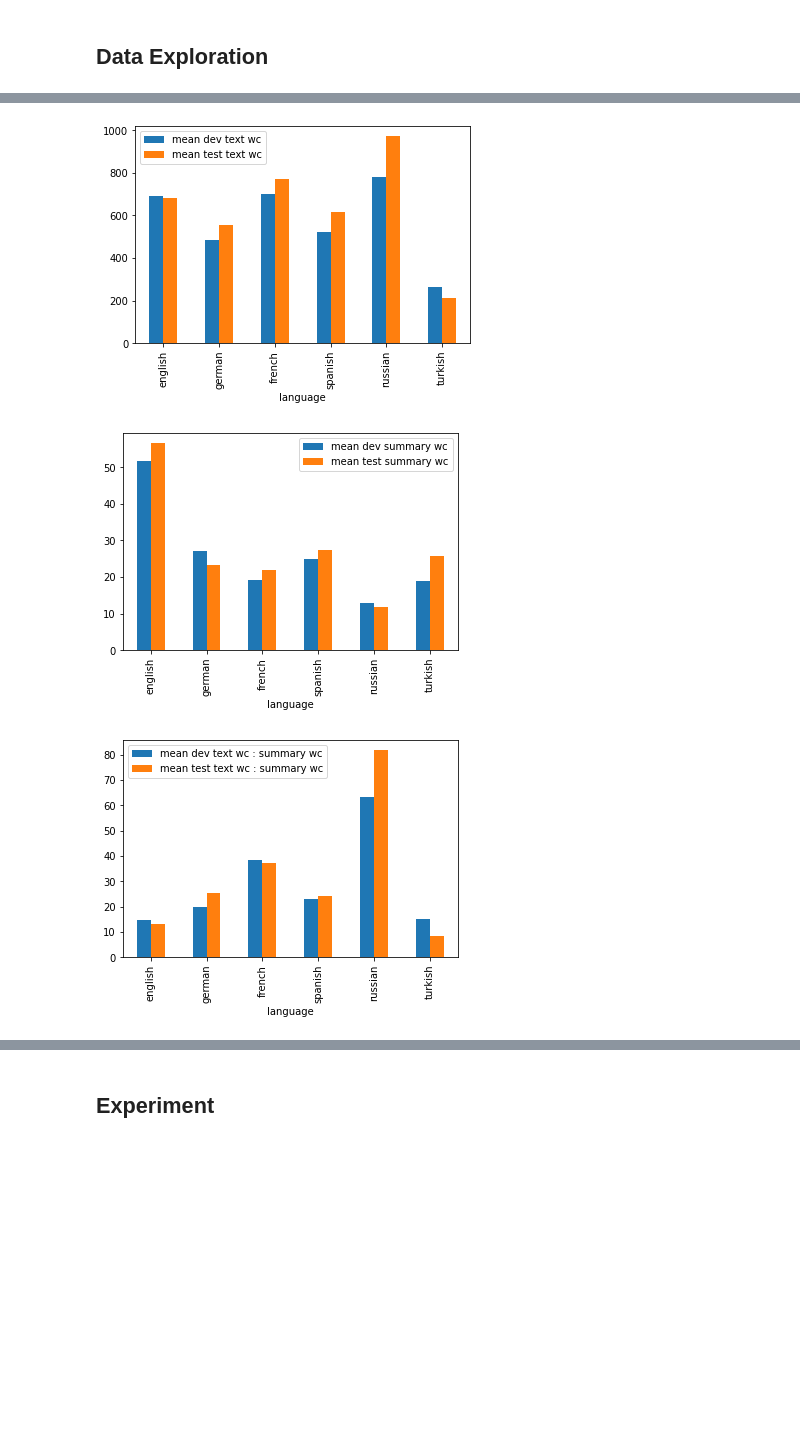
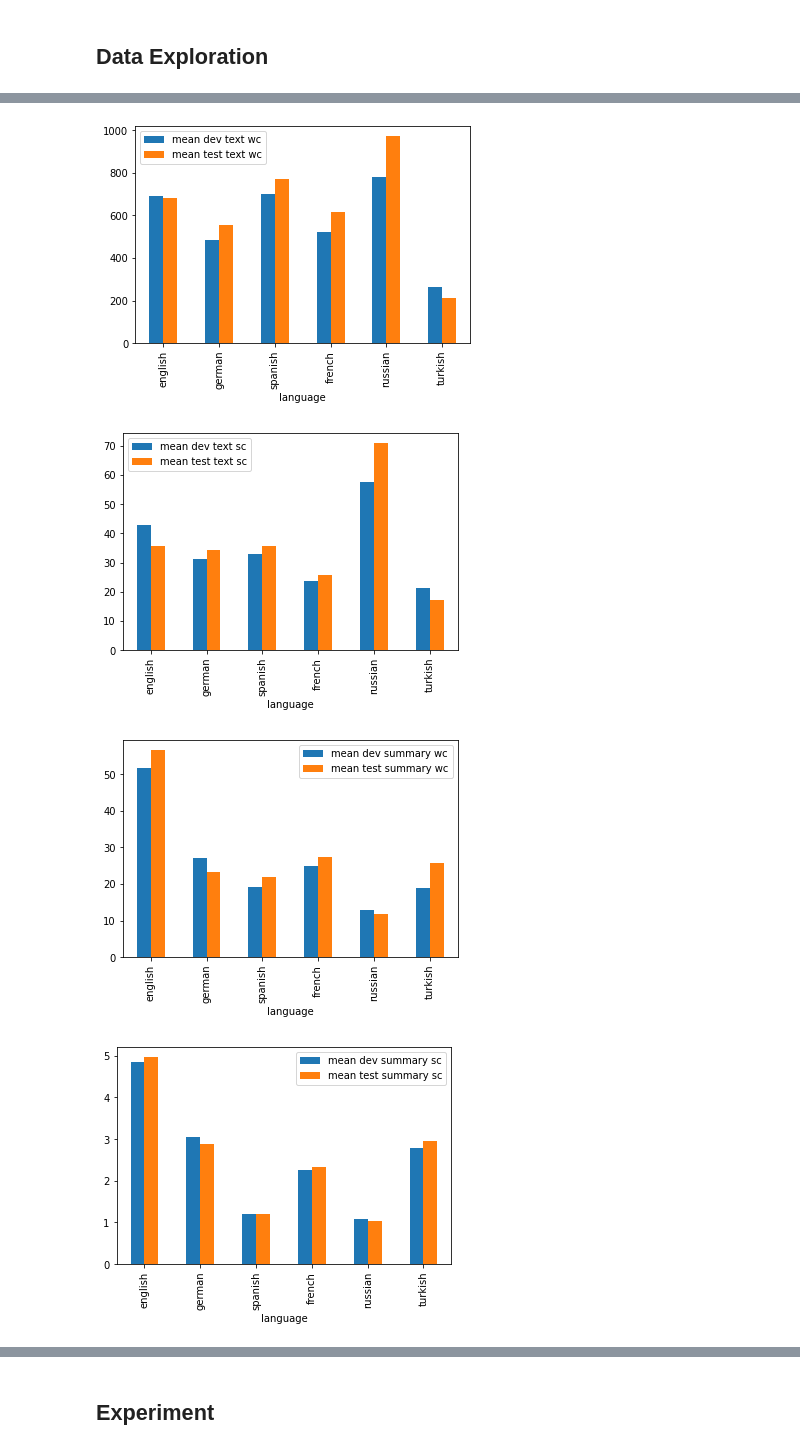
Before and after one commit to ke-noel/comp550-final-project, a Jupyter notebook: main.ipynb, the cells around one changed output, grey strips where cells are left out. Saved outputs shown, nothing was run; the diff lists cells and outputs as text; code cells hidden in the pictures; blank space fills up the shorter version.

```diff
--- a/main.ipynb
+++ b/main.ipynb
@@ -55,9 +59,5 @@ Reusing dataset mlsum (/home/ke-noel/.cache/huggingface/datasets/mlsum/tu/1.0.0/
 # %% [markdown]
 ## Data Exploration
-# %%
-dev_sets = (en_dev, de_dev, es_dev, fr_dev, ru_dev, tu_dev)
-test_sets = (en_test, de_test, es_test, fr_test, ru_test, tu_test)
-languages = ('english', 'german', 'french', 'spanish', 'russian', 'turkish')
 # %%
 def print_stats(language, dev, test):
     '''
@@ -67,44 +67,60 @@ def print_stats(language, dev, test):
 
     summary_wcs_dev = []
     article_wcs_dev = []
+    summary_scs_dev = []
+    article_scs_dev = []
     summary_article_wc_ratios_dev = []
     for e in dev:
         try:
             article_wcs_dev.append(len(e['text'].split()))
             summary_wcs_dev.append(len(e['summary'].split()))
+            article_scs_dev.append(len(e['text'].split('.')))
+            summary_scs_dev.append(len(e['summary'].split('.')))
         except:
             article_wcs_dev.append(len(e['article'].split()))
             summary_wcs_dev.append(len(e['highlights'].split()))
+            article_scs_dev.append(len(e['article'].split('.')))
+            summary_scs_dev.append(len(e['highlights'].split('.')))
         summary_article_wc_ratios_dev.append(article_wcs_dev[-1] / summary_wcs_dev[-1])
     len_dev = len(summary_wcs_dev)
     avg_summary_wc_dev = sum(summary_wcs_dev) / len_dev
     avg_article_wc_dev = sum(article_wcs_dev) / len_dev
+    avg_summary_sc_dev = sum(summary_scs_dev) / len_dev
+    avg_article_sc_dev = sum(article_scs_dev) / len_dev
     avg_ratio_dev = sum(summary_article_wc_ratios_dev) / len_dev
 
     summary_wcs_test = []
     article_wcs_test = []
+    summary_scs_test = []
+    article_scs_test = []
     summary_article_wc_ratios_test = []
     for e in test:
         try:
             article_wcs_test.append(len(e['text'].split()))
             summary_wcs_test.append(len(e['summary'].split()))
+            article_scs_test.append(len(e['text'].split('.')))
+            summary_scs_test.append(len(e['summary'].split('.')))
         except:
             article_wcs_test.append(len(e['article'].split()))
             summary_wcs_test.append(len(e['highlights'].split()))
+            article_scs_test.append(len(e['article'].split('.')))
+            summary_scs_test.append(len(e['highlights'].split('.')))
         summary_article_wc_ratios_test.append(article_wcs_test[-1] / summary_wcs_test[-1])
     len_test = len(summary_wcs_test)
     avg_summary_wc_test = sum(summary_wcs_test) / len_test
     avg_article_wc_test = sum(article_wcs_test) / len_test
+    avg_summary_sc_test = sum(summary_scs_test) / len_test
+    avg_article_sc_test = sum(article_scs_test) / len_test
     avg_ratio_test = sum(summary_article_wc_ratios_test) / len_test
 
     print('--- ' + language + ' ---')
-    print('Dev set - num entries: %d, avg summary wc: %.2f, avg article wc: %.2f, avg ratio: %.2f'
-            %(len_dev, avg_summary_wc_dev, avg_article_wc_dev, avg_ratio_dev))
-    print('Test set - num entries: %d, avg summary wc: %.2f, avg article wc: %.2f, avg ratio: %.2f'
-            %(len_test, avg_summary_wc_test, avg_article_wc_test, avg_ratio_test))
+    print('Dev set - num entries: %d, avg summary wc: %.2f, avg article wc: %.2f, avg ratio: %.2f, avg summary sc: %.2f, avg article sc: %.2f'
+            %(len_dev, avg_summary_wc_dev, avg_article_wc_dev, avg_ratio_dev, avg_summary_sc_dev, avg_article_sc_dev))
+    print('Test set - num entries: %d, avg summary wc: %.2f, avg article wc: %.2f, avg ratio: %.2f, avg summary sc: %.2f, avg article sc: %.2f'
+            %(len_test, avg_summary_wc_test, avg_article_wc_test, avg_ratio_test, avg_summary_sc_test, avg_article_sc_test))
     print()
-    return (language, len_dev, avg_summary_wc_dev, avg_article_wc_dev, avg_ratio_dev, len_test, avg_summary_wc_test,
-            avg_article_wc_test, avg_ratio_test)
+    return (language, len_dev, avg_summary_wc_dev, avg_article_wc_dev, avg_ratio_dev, avg_summary_sc_dev, avg_article_sc_dev,
+            len_test, avg_summary_wc_test, avg_article_wc_test, avg_ratio_test, avg_summary_sc_test, avg_article_sc_test)
 
 stats = []
 for l, dev, test in zip(languages, dev_sets, test_sets):
@@ -131,13 +147,13 @@ Test set - num entries: 24340, avg summary wc: 25.83, avg article wc: 211.05, av
 import matplotlib.pyplot as plt
 import pandas as pd
 
-columns = ['language', 'number of dev articles', 'mean dev summary wc', 'mean dev text wc', 'mean dev text wc : summary wc',
-           'number of test articles', 'mean test summary wc', 'mean test text wc', 'mean test text wc : summary wc']
+columns = ['language', 'number of dev articles', 'mean dev summary wc', 'mean dev text wc', 'mean dev text wc : summary wc', 'mean dev summary sc', 'mean dev text sc',
+           'number of test articles', 'mean test summary wc', 'mean test text wc', 'mean test text wc : summary wc', 'mean test summary sc', 'mean test text sc']
 df = pd.DataFrame(stats, columns=columns)
 
 # Plot the relative sizes
-len_dev = [s[1] for s in stats]
-len_test = [s[5] for s in stats]
+len_dev = df['number of dev articles'].tolist()
+len_test = df['number of test articles'].tolist()
 plt.figure()
 plt.title('Number of Articles for Each Language')
 plt.bar(languages, len_dev, label='dev')
@@ -146,6 +162,8 @@ plt.legend(loc='upper right')
 plt.show()
 
 df.plot(x='language', y=['mean dev text wc', 'mean test text wc'], kind='bar')
+df.plot(x='language', y=['mean dev text sc', 'mean test text sc'], kind='bar')
 df.plot(x='language', y=['mean dev summary wc', 'mean test summary wc'], kind='bar')
+df.plot(x='language', y=['mean dev summary sc', 'mean test summary sc'], kind='bar')
 df.plot(x='language', y=['mean dev text wc : summary wc', 'mean test text wc : summary wc'], kind='bar')
 # %% [output]
@@ -153,4 +171,5 @@ df.plot(x='language', y=['mean dev text wc : summary wc', 'mean test text wc : s
 <AxesSubplot:xlabel='language'>
-[figure, old version]
+[figure, new version]
-[figure, old version]
+[figure, new version]
-[figure, old version]
+[figure, new version]
+[figure, added]
```
Also changed, not shown: parts of 74 cells of this notebook, 2 other files.
